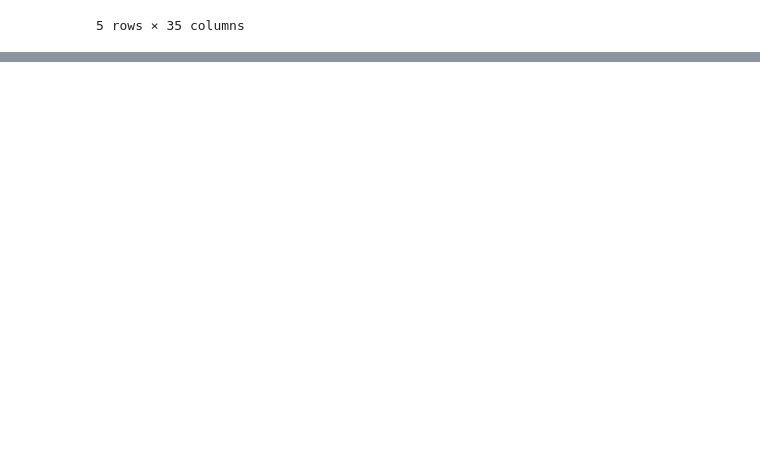
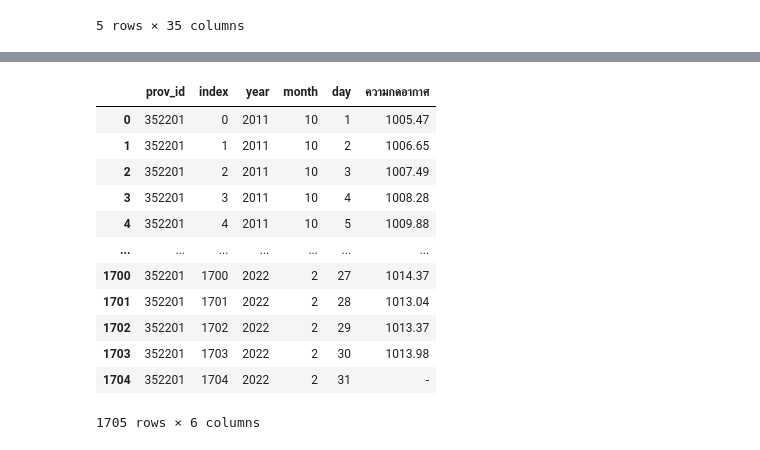
Before and after one commit to Tonry12/data_science_bootcamp_8_tonnaw, a Jupyter notebook: midterm_bscdpdm23.ipynb, the cells around one changed output, grey strips where cells are left out. Drawn from its saved outputs; the diff is of its cells as text; code cells hidden in the pictures; blank space fills up the shorter version.

```diff
--- a/midterm_bscdpdm23.ipynb
+++ b/midterm_bscdpdm23.ipynb
@@ -64,3 +62,23 @@ press_kk_melt
 | 1703 | 352201-หนองคาย จ.หนองคาย | 2 | 2022 | 2 | 30 | 1013.98 |
 | 1704 | 352201-หนองคาย จ.หนองคาย | 2 | 2022 | 2 | 31 | - |
 1705 rows × 6 columns
+# %%
+press_kk_melt[['prov_id','สถานี']] = press_kk_melt['สถานี'].str.split('-', expand=True)
+# %%
+press_kk_in = press_kk_melt[['prov_id','year','month','day','ความกดอากาศ']].reset_index()
+press_kk_in_re = press_kk_in[['prov_id','index','year','month','day','ความกดอากาศ']]
+press_kk_in_re
+# %% [output]
+|  | prov_id | index | year | month | day | ความกดอากาศ |
+| 0 | 352201 | 0 | 2011 | 10 | 1 | 1005.47 |
+| 1 | 352201 | 1 | 2011 | 10 | 2 | 1006.65 |
+| 2 | 352201 | 2 | 2011 | 10 | 3 | 1007.49 |
+| 3 | 352201 | 3 | 2011 | 10 | 4 | 1008.28 |
+| 4 | 352201 | 4 | 2011 | 10 | 5 | 1009.88 |
+| ... | ... | ... | ... | ... | ... | ... |
+| 1700 | 352201 | 1700 | 2022 | 2 | 27 | 1014.37 |
+| 1701 | 352201 | 1701 | 2022 | 2 | 28 | 1013.04 |
+| 1702 | 352201 | 1702 | 2022 | 2 | 29 | 1013.37 |
+| 1703 | 352201 | 1703 | 2022 | 2 | 30 | 1013.98 |
+| 1704 | 352201 | 1704 | 2022 | 2 | 31 | - |
+1705 rows × 6 columns
```
Also changed, not shown: parts of 4 cells of this notebook.
